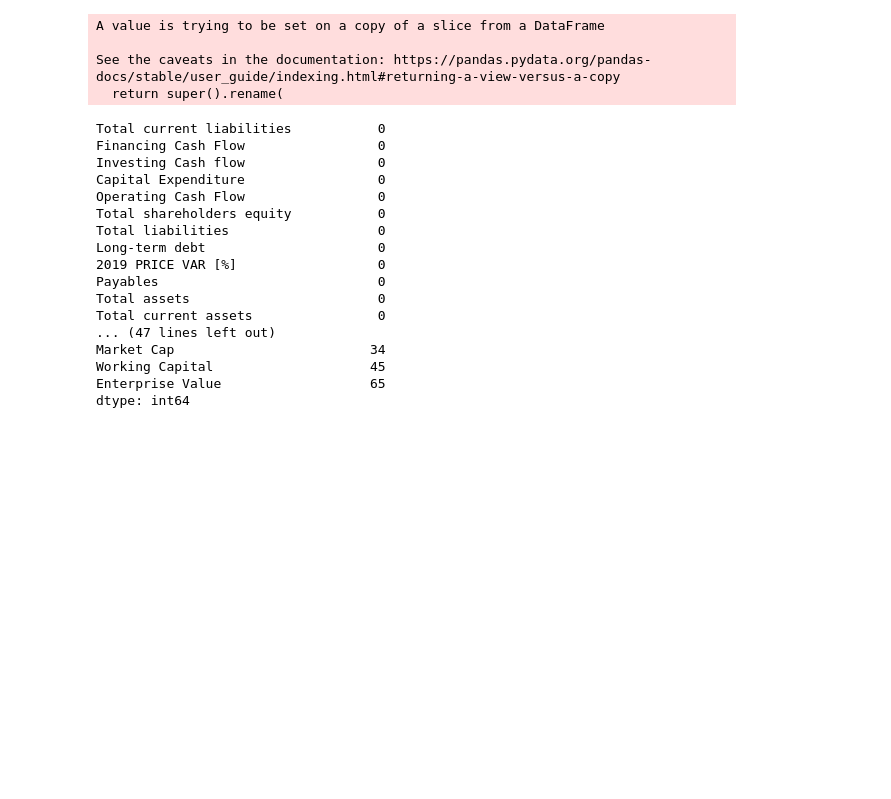
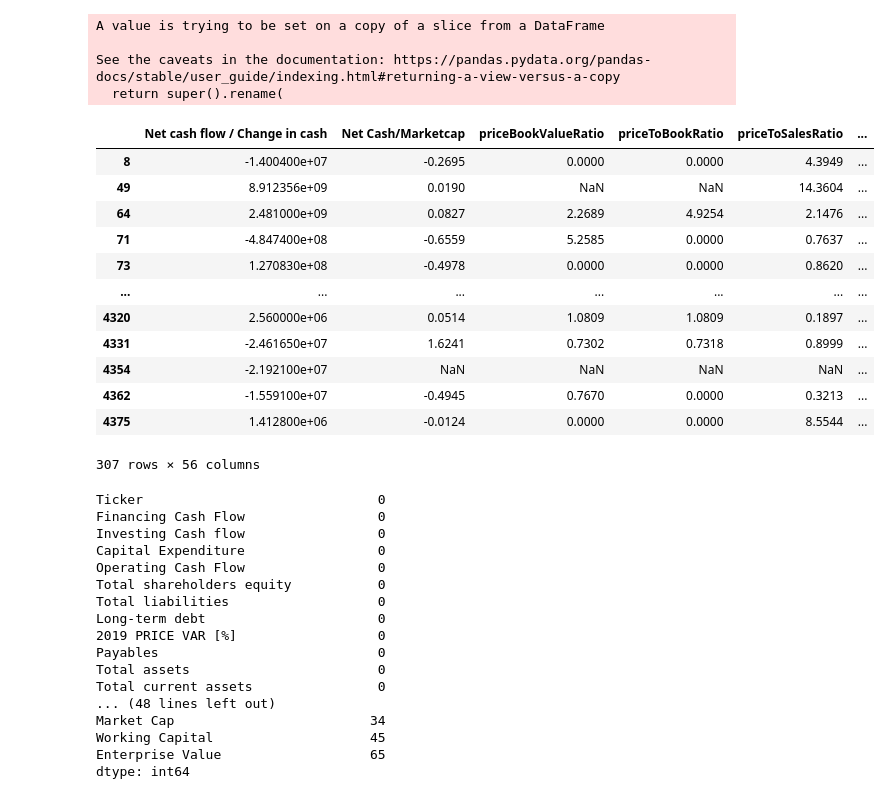
Before and after one commit to geotrieu/fsa, a Jupyter notebook: Jupyter/financials.ipynb, the cells around one changed output. Cells and saved outputs as stored; diff of their text form; code cells hidden in the pictures; blank space fills up the shorter version.

Commit message:
Added Ratios dataset

```diff
--- a/Jupyter/financials.ipynb
+++ b/Jupyter/financials.ipynb
@@ -26,8 +26,8 @@ A value is trying to be set on a copy of a slice from a DataFrame
 See the caveats in the documentation: https://pandas.pydata.org/pandas-docs/stable/user_guide/indexing.html#returning-a-view-versus-a-copy
   return super().rename(
 # %%
-pd.set_option('display.max_columns', 10)
-pd.set_option('display.max_rows', 10)
+pd.set_option('display.max_columns', 110)
+pd.set_option('display.max_rows', 110)
 # %%
 # Remove specific keywords.
 # Not used anymore, was used to isolate attributes.
@@ -108,11 +164,28 @@ consumer_2018 = consumer_2018[['Ticker',
 # %%
 # Shows the rows that contain at least one nan
-consumer_2018_nan_rows = consumer_2018[consumer_2018.isna().any(axis=1)]
+consumer_2018_accounts_nan_rows = consumer_2018_accounts[consumer_2018_accounts.isna().any(axis=1)]
+consumer_2018_ratios_nan_rows = consumer_2018_ratios[consumer_2018_ratios.isna().any(axis=1)]
+# %%
+consumer_2018_ratios_nan_rows
+# %% [output]
+|  | Net cash flow / Change in cash | Net Cash/Marketcap | priceBookValueRatio | priceToBookRatio | priceToSalesRatio | ... |
+| 8 | -1.400400e+07 | -0.2695 | 0.0000 | 0.0000 | 4.3949 | ... |
+| 49 | 8.912356e+09 | 0.0190 | NaN | NaN | 14.3604 | ... |
+| 64 | 2.481000e+09 | 0.0827 | 2.2689 | 4.9254 | 2.1476 | ... |
+| 71 | -4.847400e+08 | -0.6559 | 5.2585 | 0.0000 | 0.7637 | ... |
+| 73 | 1.270830e+08 | -0.4978 | 0.0000 | 0.0000 | 0.8620 | ... |
+| ... | ... | ... | ... | ... | ... | ... |
+| 4320 | 2.560000e+06 | 0.0514 | 1.0809 | 1.0809 | 0.1897 | ... |
+| 4331 | -2.461650e+07 | 1.6241 | 0.7302 | 0.7318 | 0.8999 | ... |
+| 4354 | -2.192100e+07 | NaN | NaN | NaN | NaN | ... |
+| 4362 | -1.559100e+07 | -0.4945 | 0.7670 | 0.0000 | 0.3213 | ... |
+| 4375 | 1.412800e+06 | -0.0124 | 0.0000 | 0.0000 | 8.5544 | ... |
+307 rows × 56 columns
 # %%
-# Shows the number of nans in each column
-consumer_2018.isnull().sum().sort_values()
+# Shows the number of nans in each column (accounts dataset)
+consumer_2018_accounts.isnull().sum().sort_values()
 # %% [output]
-Total current liabilities           0
+Ticker                              0
 Financing Cash Flow                 0
 Investing Cash flow                 0
 Capital Expenditure                 0
@@ -124,7 +197,7 @@ Long-term debt                      0
 Payables                            0
 Total assets                        0
 Total current assets                0
-... (47 lines left out)
+... (48 lines left out)
 Market Cap                         34
 Working Capital                    45
 Enterprise Value                   65
```
Also changed, not shown: parts of 6 cells of this notebook.
